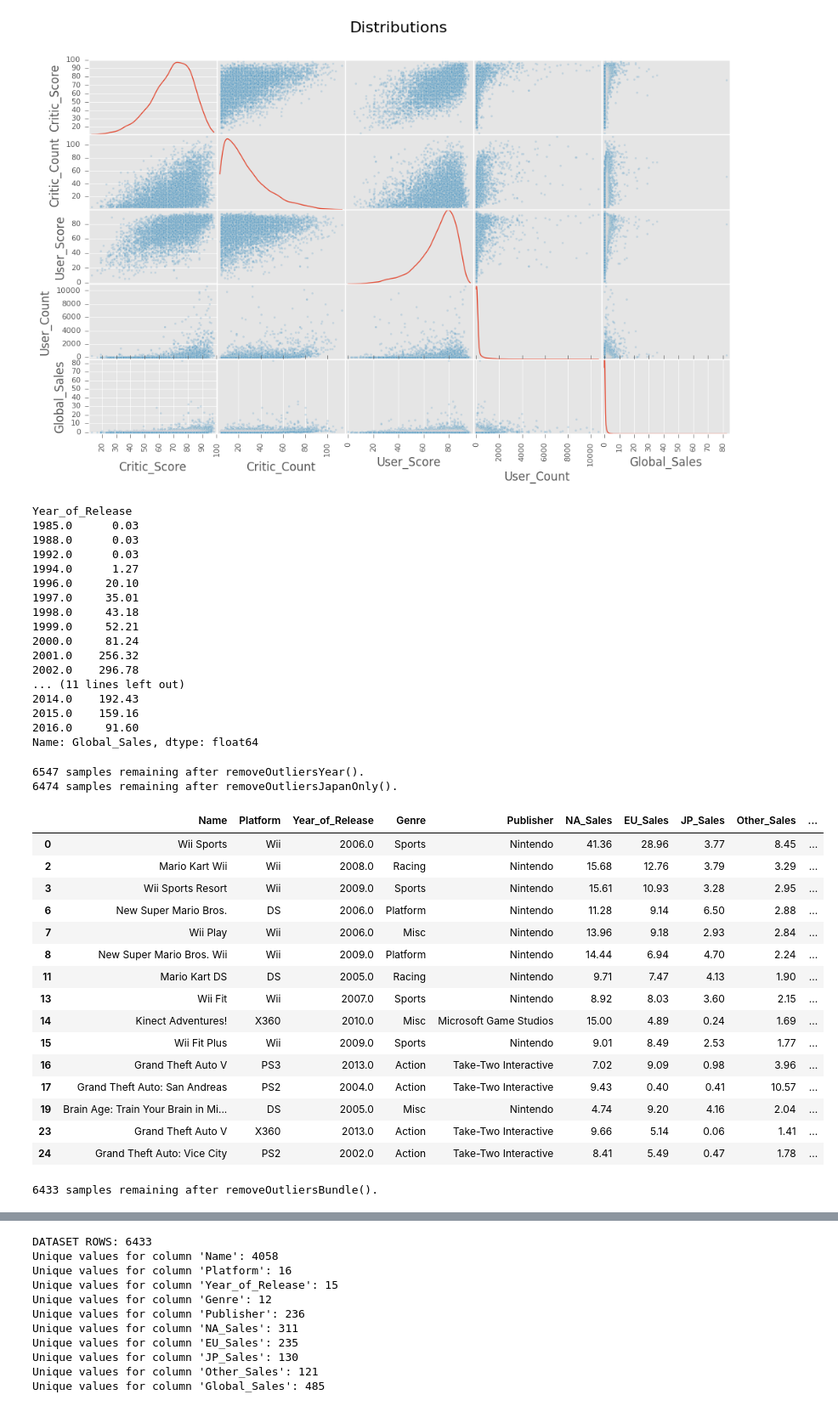
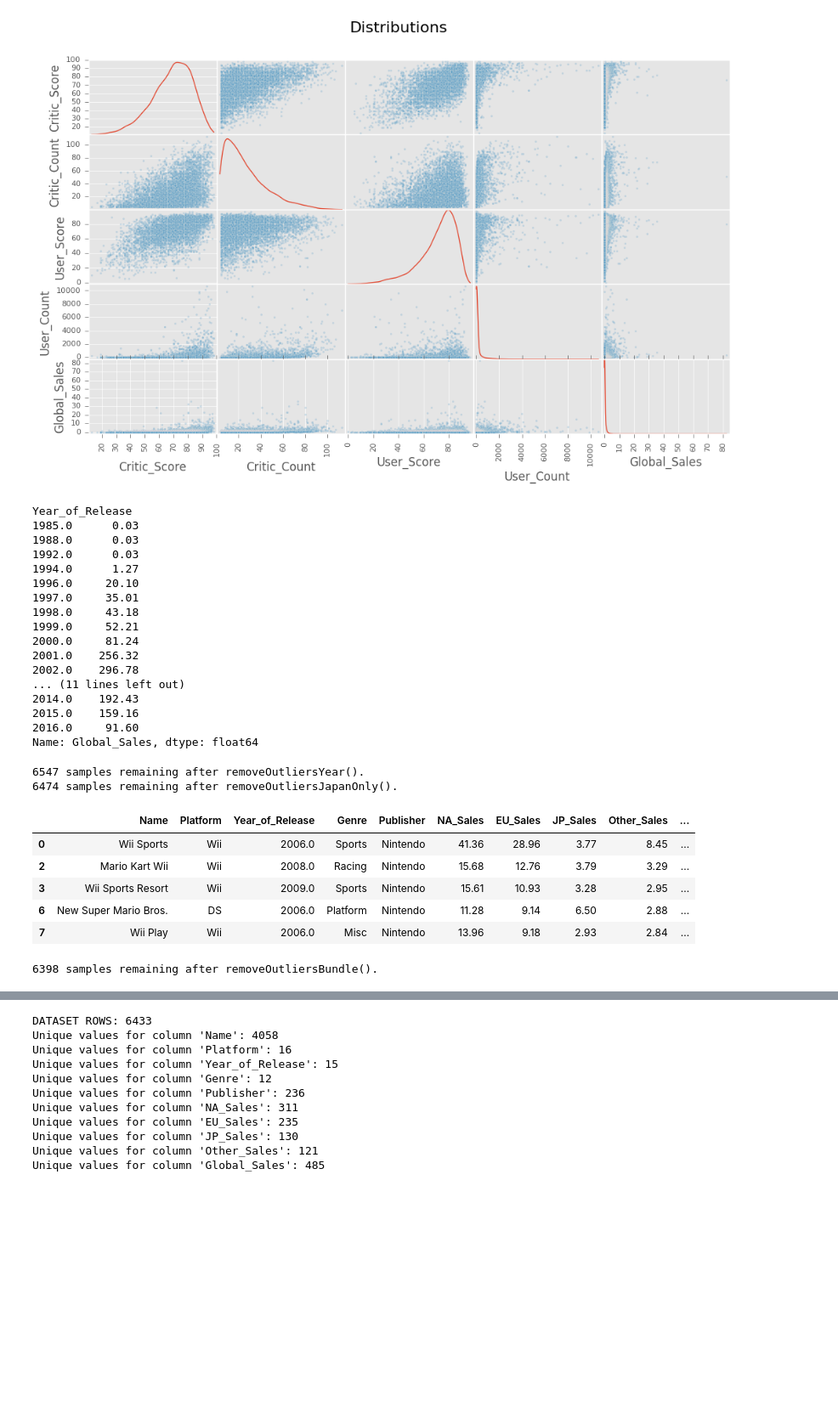
Before and after one commit to otacke/udacity-machine-learning-engineer, a Jupyter notebook: submissions/capstone_project/video_games_sales.ipynb, the cells around one changed output, grey strips where cells are left out. Shown at 85% size. Drawn from its saved outputs; the diff is of its cells as text; code cells hidden in the pictures; blank space fills up the shorter version.

Commit message:
first part of bundle removal

```diff
--- a/submissions/capstone_project/video_games_sales.ipynb
+++ b/submissions/capstone_project/video_games_sales.ipynb
@@ -774,44 +790,34 @@ short_dataset = removeOutliersYear(short_dataset.copy())
 short_dataset = removeOutliersJapanOnly(short_dataset.copy())
 
 # Look for outliers regarding Sales
-display(clean_dataset.sort_values(['Global_Sales'], ascending = False).head(15))
+display(clean_dataset.sort_values(['Global_Sales'], ascending = False).head())
 
 # Remove those games that also came in bundles
 short_dataset = removeOutliersBundle(short_dataset.copy())
 # %% [output]
 Year_of_Release
 1985.0      0.03
 1988.0      0.03
 1992.0      0.03
 1994.0      1.27
 1996.0     20.10
 1997.0     35.01
 1998.0     43.18
 1999.0     52.21
 2000.0     81.24
 2001.0    256.32
 2002.0    296.78
 ... (11 lines left out)
 2014.0    192.43
 2015.0    159.16
 2016.0     91.60
 Name: Global_Sales, dtype: float64
 6547 samples remaining after removeOutliersYear().
 6474 samples remaining after removeOutliersJapanOnly().
 |  | Name | Platform | Year_of_Release | Genre | Publisher | NA_Sales | EU_Sales | JP_Sales | Other_Sales | ... |
 | 0 | Wii Sports | Wii | 2006.0 | Sports | Nintendo | 41.36 | 28.96 | 3.77 | 8.45 | ... |
 | 2 | Mario Kart Wii | Wii | 2008.0 | Racing | Nintendo | 15.68 | 12.76 | 3.79 | 3.29 | ... |
 | 3 | Wii Sports Resort | Wii | 2009.0 | Sports | Nintendo | 15.61 | 10.93 | 3.28 | 2.95 | ... |
 | 6 | New Super Mario Bros. | DS | 2006.0 | Platform | Nintendo | 11.28 | 9.14 | 6.50 | 2.88 | ... |
 | 7 | Wii Play | Wii | 2006.0 | Misc | Nintendo | 13.96 | 9.18 | 2.93 | 2.84 | ... |
-| 8 | New Super Mario Bros. Wii | Wii | 2009.0 | Platform | Nintendo | 14.44 | 6.94 | 4.70 | 2.24 | ... |
-| 11 | Mario Kart DS | DS | 2005.0 | Racing | Nintendo | 9.71 | 7.47 | 4.13 | 1.90 | ... |
-| 13 | Wii Fit | Wii | 2007.0 | Sports | Nintendo | 8.92 | 8.03 | 3.60 | 2.15 | ... |
-| 14 | Kinect Adventures! | X360 | 2010.0 | Misc | Microsoft Game Studios | 15.00 | 4.89 | 0.24 | 1.69 | ... |
-| 15 | Wii Fit Plus | Wii | 2009.0 | Sports | Nintendo | 9.01 | 8.49 | 2.53 | 1.77 | ... |
-| 16 | Grand Theft Auto V | PS3 | 2013.0 | Action | Take-Two Interactive | 7.02 | 9.09 | 0.98 | 3.96 | ... |
-| 17 | Grand Theft Auto: San Andreas | PS2 | 2004.0 | Action | Take-Two Interactive | 9.43 | 0.40 | 0.41 | 10.57 | ... |
-| 19 | Brain Age: Train Your Brain in Mi... | DS | 2005.0 | Misc | Nintendo | 4.74 | 9.20 | 4.16 | 2.04 | ... |
-| 23 | Grand Theft Auto V | X360 | 2013.0 | Action | Take-Two Interactive | 9.66 | 5.14 | 0.06 | 1.41 | ... |
-| 24 | Grand Theft Auto: Vice City | PS2 | 2002.0 | Action | Take-Two Interactive | 8.41 | 5.49 | 0.47 | 1.78 | ... |
-6433 samples remaining after removeOutliersBundle().
+6398 samples remaining after removeOutliersBundle().
```
Also changed, not shown: parts of 7 cells of this notebook, 1 other file.
